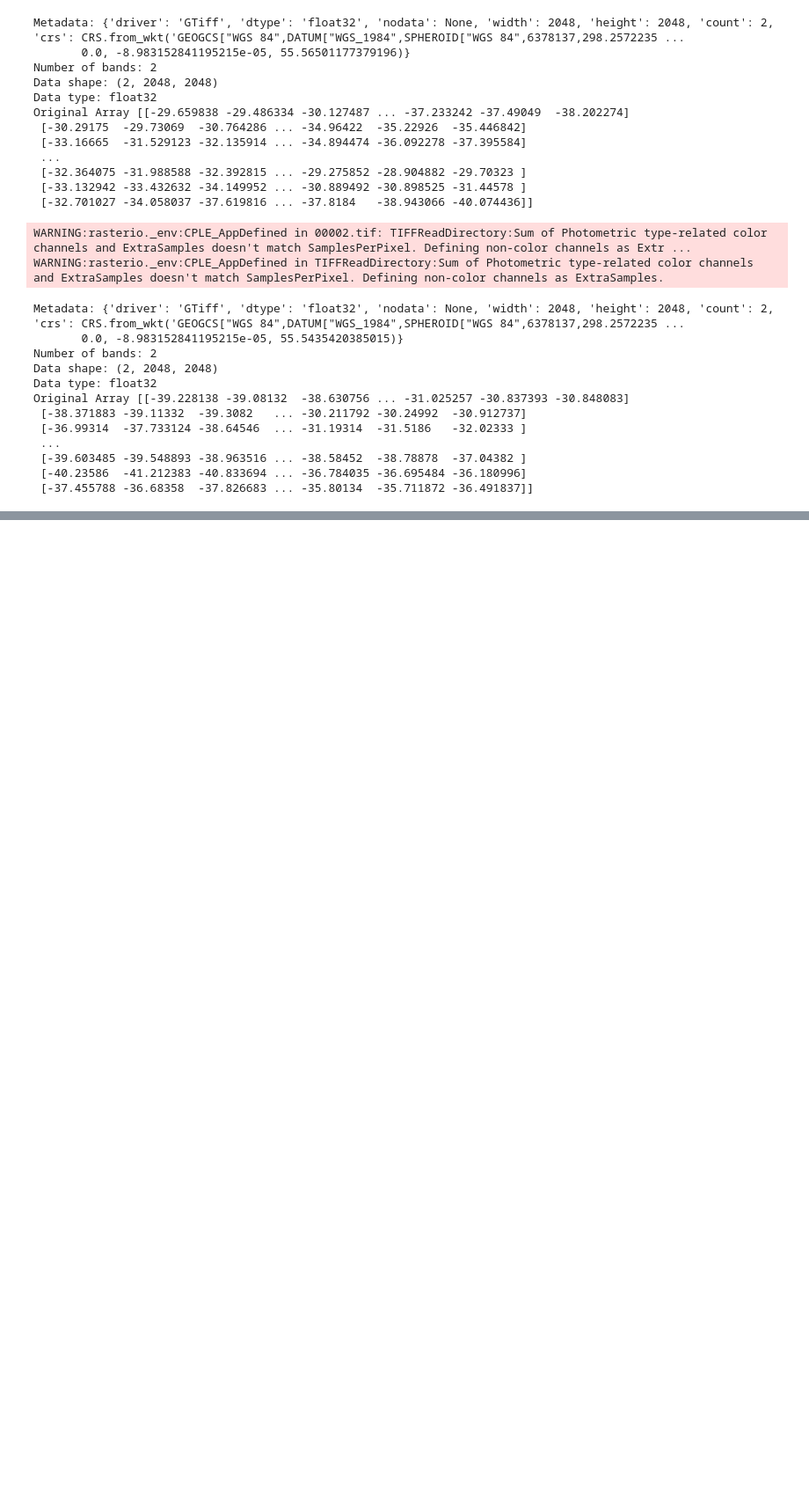
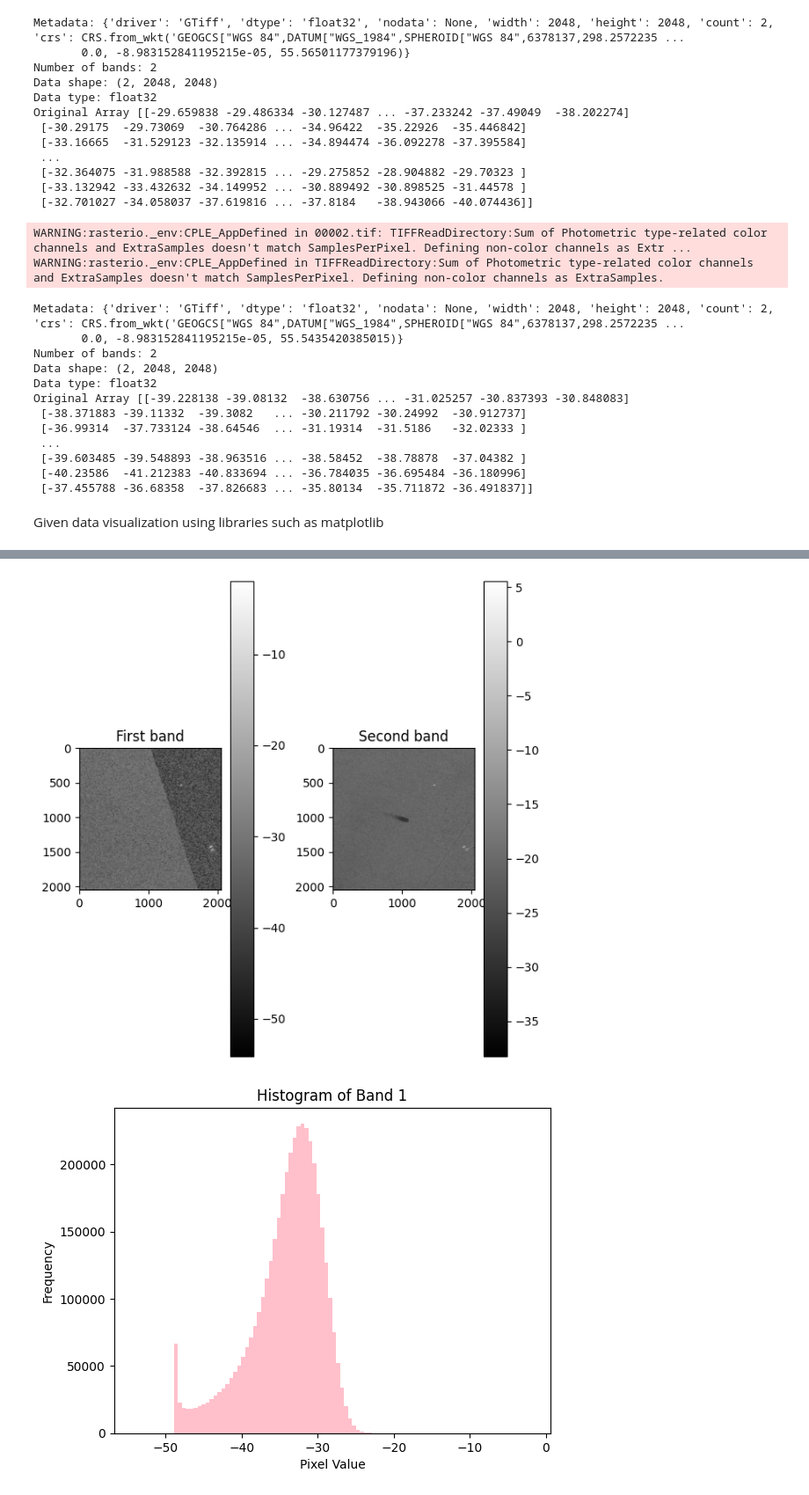
Before and after one commit to Chinmayee-k1729/Oil-spill-detection-using-Synthetic-Aperture-Radar-SAR-data-, a Jupyter notebook: IITISoC.ipynb, the cells around one changed output, grey strips where cells are left out. Shown at 88% size. Saved outputs shown, nothing was run; the diff lists cells and outputs as text; code cells hidden in the pictures; blank space fills up the shorter version.

```diff
--- a/IITISoC.ipynb
+++ b/IITISoC.ipynb
@@ -83,3 +73,44 @@ Original Array [[-39.228138 -39.08132  -38.630756 ... -31.025257 -30.837393 -30.
  [-39.603485 -39.548893 -38.963516 ... -38.58452  -38.78878  -37.04382 ]
  [-40.23586  -41.212383 -40.833694 ... -36.784035 -36.695484 -36.180996]
  [-37.455788 -36.68358  -37.826683 ... -35.80134  -35.711872 -36.491837]]
+# %% [markdown]
+Given data visualization using libraries such as matplotlib
+# %%
+src = rasterio.open("/content/drive/MyDrive/iitisoc_ps1/sar_dataset/Train_Val_Oil_Spill_images/Oil/00000.tif") #We'll take 0000.tif for visualization purpose
+#Number of bands=2 (confirmed from the Metadata in previous step)
+band1 = src.read(1)                #Read first band
+band2 = src.read(2)                #Read second band
+plt.figure(figsize=(12, 6))        #Figure size= 12 inch width and 6 inch height
+
+plt.subplot(1,4,1)                 #1 row, 4 columns and this is the first image
+plt.imshow(band1,cmap='gray')      #Show first band using colormap gray
+plt.colorbar()                     #Include colorbar adjecent to the image to get idea about pixel intensity vs color
+plt.title("First band")            #Title of the image
+
+plt.subplot(1,4,2)
+plt.imshow(band2,cmap='gray')
+plt.colorbar()
+plt.title("Second band")
+
+
+
+plt.tight_layout()                 #To prevent overlap between images
+plt.show()
+
+#Plotting a histogram for band 1
+
+plt.hist(band1.flatten(), bins=100, color='pink')
+plt.title("Histogram of Band 1")
+plt.xlabel("Pixel Value")
+plt.ylabel("Frequency")
+plt.show()
+
+
+#Plotting a histogram for band 2
+
+plt.hist(band2.flatten(), bins=100, color='pink')
+plt.title("Histogram of Band 2")
+plt.xlabel("Pixel Value")
+plt.ylabel("Frequency")
+plt.show()
+# %% [output]
@@ -85,0 +118,2 @@ Original Array [[-39.228138 -39.08132  -38.630756 ... -31.025257 -30.837393 -30.
+[figure, added]
+[figure, added]
```
Also changed, not shown: parts of 4 cells of this notebook.
